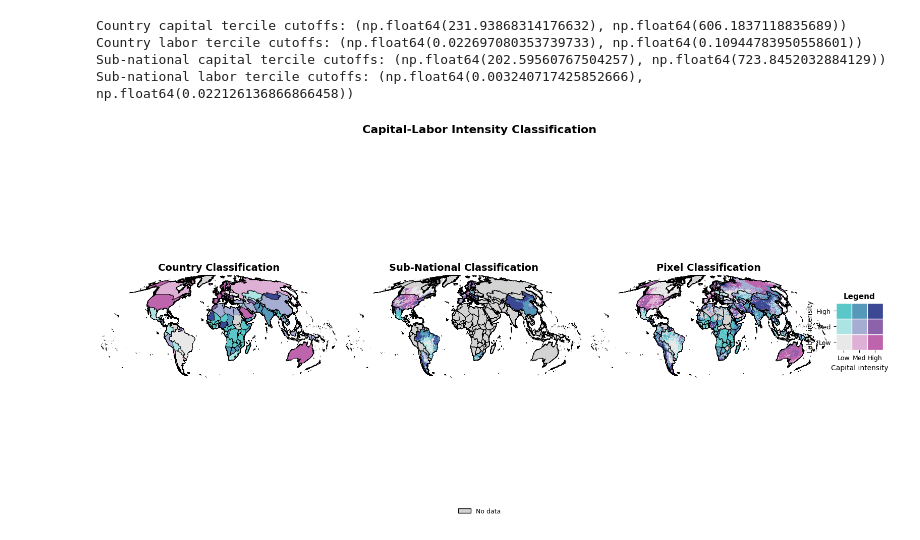
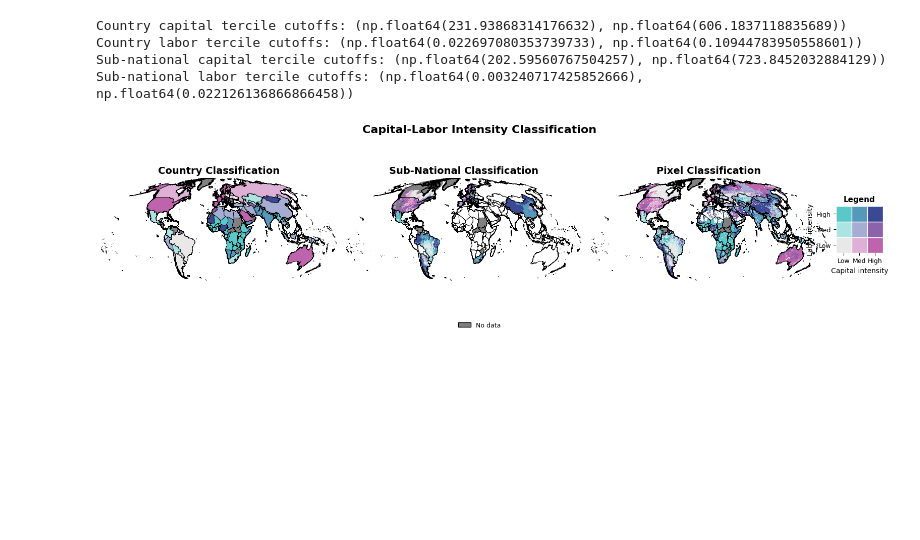
Before and after one commit to carinamani/AgDownscaling, a Jupyter notebook: 04_FIGURES/analyze_intensity_relationships.ipynb, the cells around one changed output. Saved outputs shown, nothing was run; the diff lists cells and outputs as text; code cells hidden in the pictures; blank space fills up the shorter version.

Commit message:
fix missing country plots and add RF tree plots

```diff
--- a/04_FIGURES/analyze_intensity_relationships.ipynb
+++ b/04_FIGURES/analyze_intensity_relationships.ipynb
@@ -33,6 +33,8 @@ country_intensities = pd.read_csv(f"{cd}/Data/Clean/Intensities/country_intensit
 country_boundaries = gpd.read_file("/Users/carinamanitius/Documents/Data/Admin_Boundaries/gadm_410-levels.gpkg", layer='ADM_0')
 country_codes = pd.read_csv(f"{cd}/Data/Correspondence_tables/country_names.csv", encoding="cp1252")
 
+has_data = pd.read_csv(f'{cd}/Data/Correspondence_tables/has_data.csv')
+
 # set figure directory
 fd = "/Users/carinamanitius/Library/CloudStorage/OneDrive-UniversityofVermont/Documents/OneDrive/Dissertation/Chapter 1/Figures/RESULTS/correlation_capital_labor"
 # %%
@@ -55,6 +57,16 @@ sub_national = sub_national.merge(country_codes, on='ISO3', how='left') # add in
 # merge country-level data
 country_boundaries = country_boundaries.merge(country_codes, left_on='GID_0', right_on='SHP_code', how='left')
 country_boundaries = country_boundaries.merge(country_intensities, on='ISO3', how='left')
+# %%
+##### Identify no data countries
+
+country_boundaries = country_boundaries.merge(has_data, left_on='GID_0', right_on='SHP_code', how='left')
+country_boundaries['has_capital_data'] = country_boundaries['has_capital_data'].fillna(0)
+country_boundaries['has_labor_data'] = country_boundaries['has_labor_data'].fillna(0)
+country_boundaries['has_capital_and_labor_data'] = (
+    (country_boundaries['has_capital_data'] == 1) &
+    (country_boundaries['has_labor_data'] == 1)
+).astype(int)
 # %%
 ##### Convert intensities to log1p
 
@@ -448,18 +460,27 @@ bivariate_cmap = plt.matplotlib.colors.ListedColormap(cmap_list)
 bounds = np.arange(-0.5, 9.5, 1)
 norm = plt.matplotlib.colors.BoundaryNorm(bounds, bivariate_cmap.N)
 
-missing_color = "lightgrey"
+missing_color = "grey"
 
-fig = plt.figure(figsize=(20, 8))
+# --- Compute figure height from actual data aspect ratio to remove excess whitespace ---
+minx, miny, maxx, maxy = country_boundaries.total_bounds
+data_width = maxx - minx
+data_height = maxy - miny
+data_aspect = data_height / data_width  # height/width ratio of the map content
+
+fig_width = 20
+# 3 map panels share width_ratios [5, 5, 5, 1] -> each map panel is 5/16 of total width
+panel_width = fig_width * (5 / 16)
+fig_height = panel_width * data_aspect + 1.5  # +1.5 in. for suptitle/panel titles/bottom legend
+
+fig = plt.figure(figsize=(fig_width, fig_height))
 gs = fig.add_gridspec(1, 4, width_ratios=[5, 5, 5, 1], wspace=0.05)
-
-minx, miny, maxx, maxy = country_boundaries.total_bounds
 
 # --- Left panel: country choropleth (own-distribution terciles) ---
 ax_country = fig.add_subplot(gs[0])
 
-country_has_data = country_boundaries[country_boundaries['class_id'].notna()]
-country_no_data = country_boundaries[country_boundaries['class_id'].isna()]
+country_has_data = country_boundaries[country_boundaries['has_capital_and_labor_data'] == 1]
+country_no_data = country_boundaries[country_boundaries['has_capital_and_labor_data'] == 0]
 
 country_no_data.plot(ax=ax_country, facecolor=missing_color, edgecolor="black", linewidth=0.6, zorder=1)
 country_has_data.plot(
@@ -502,7 +523,9 @@ ax_sub.set_title("Sub-National Classification", fontsize=14, weight="bold")
 # --- Right panel: pixel raster classification (own-distribution terciles) ---
 ax_map = fig.add_subplot(gs[2])
 
-country_boundaries.plot(ax=ax_map, facecolor=missing_color, edgecolor="black", linewidth=0.6, zorder=1)
+country_boundaries[country_boundaries['has_capital_and_labor_data'] == 0].plot(
+    ax=ax_map, facecolor=missing_color, edgecolor="black", linewidth=0.6, zorder=1
+)
 
 classified_raster.plot(
     ax=ax_map, cmap=bivariate_cmap, norm=norm,
@@ -516,37 +539,37 @@ ax_map.set_ylim(miny, maxy)
 ax_map.set_axis_off()
 ax_map.set_title("Pixel Classification", fontsize=14, weight="bold")
 
-fig.suptitle("Capital-Labor Intensity Classification", fontsize=16, weight="bold", y=1.0)
+fig.suptitle("Capital-Labor Intensity Classification", fontsize=16, weight="bold", y=0.98)
 
 # --- 3x3 grid legend panel (shared) ---
 ax_legend = fig.add_subplot(gs[3])
 ax_legend.set_aspect("equal")
 
 labels_lmh = ["Low", "Med", "High"]
 
 for cap in range(3):       # x-axis: capital class
     for lab in range(3):   # y-axis: labor class
         ax_legend.add_patch(
             mpatches.Rectangle((cap, lab), 1, 1, facecolor=bivariate_colors[(lab, cap)], edgecolor="white")
         )
 
 ax_legend.set_xlim(0, 3)
 ax_legend.set_ylim(0, 3)
 ax_legend.set_xticks([0.5, 1.5, 2.5])
 ax_legend.set_xticklabels(labels_lmh, fontsize=9)
 ax_legend.set_yticks([0.5, 1.5, 2.5])
 ax_legend.set_yticklabels(labels_lmh, fontsize=9)
 ax_legend.set_xlabel("Capital intensity", fontsize=10)
 ax_legend.set_ylabel("Labor intensity", fontsize=10)
 ax_legend.set_title("Legend", fontsize=11, weight="bold")
 for spine in ax_legend.spines.values():
     spine.set_visible(False)
 
 missing_patch = mpatches.Patch(facecolor=missing_color, edgecolor="black", label="No data")
-fig.legend(handles=[missing_patch], loc="lower center", bbox_to_anchor=(0.5, 0.02), frameon=False, fontsize=9)
+fig.legend(handles=[missing_patch], loc="lower center", bbox_to_anchor=(0.5, 0.0), frameon=False, fontsize=9)
 
-fig.subplots_adjust(top=0.90, bottom=0.1, wspace=0.05)
+fig.subplots_adjust(top=0.90, bottom=0.08, wspace=0.05)
 fig.savefig(f"{fd}/capital_labor_LMH_classification_map.png", dpi=300, bbox_inches="tight", pad_inches=0.1)
 plt.show()
 # %% [output]
-[figure, old version]
+[figure, new version]
```
Also changed, not shown: 4 other files.
